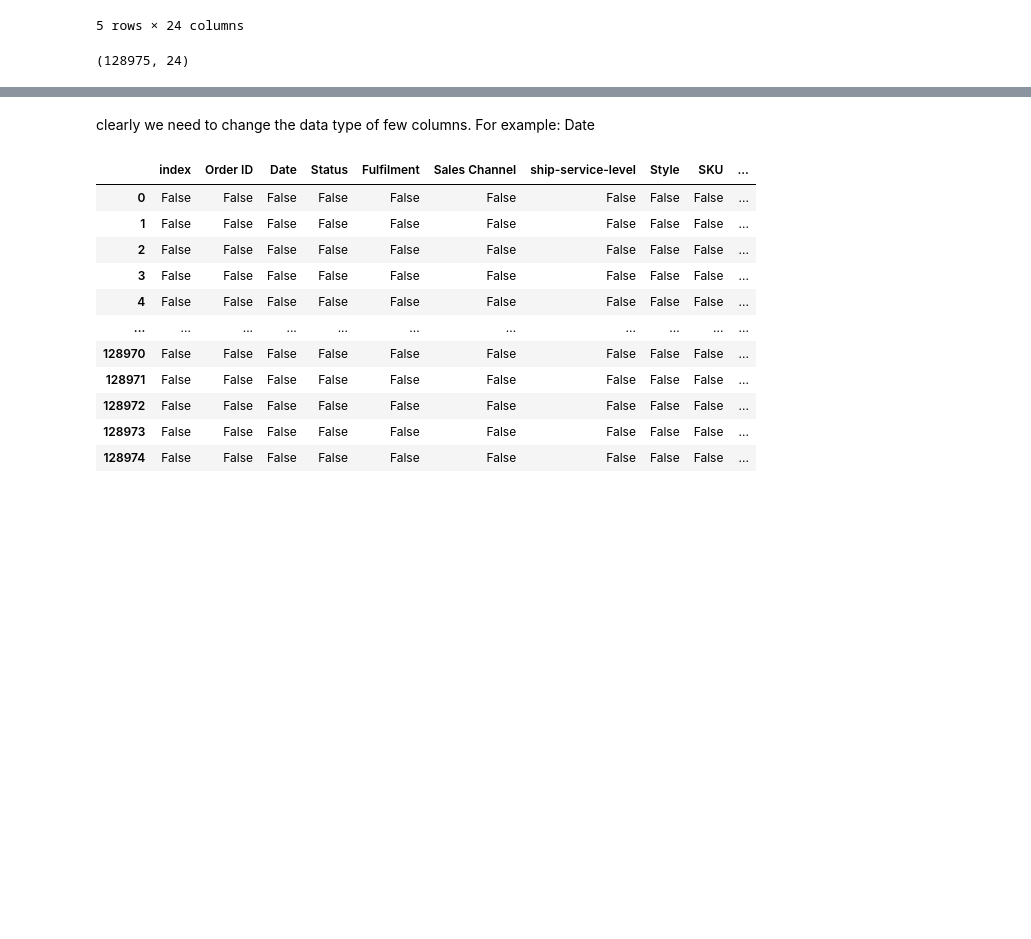
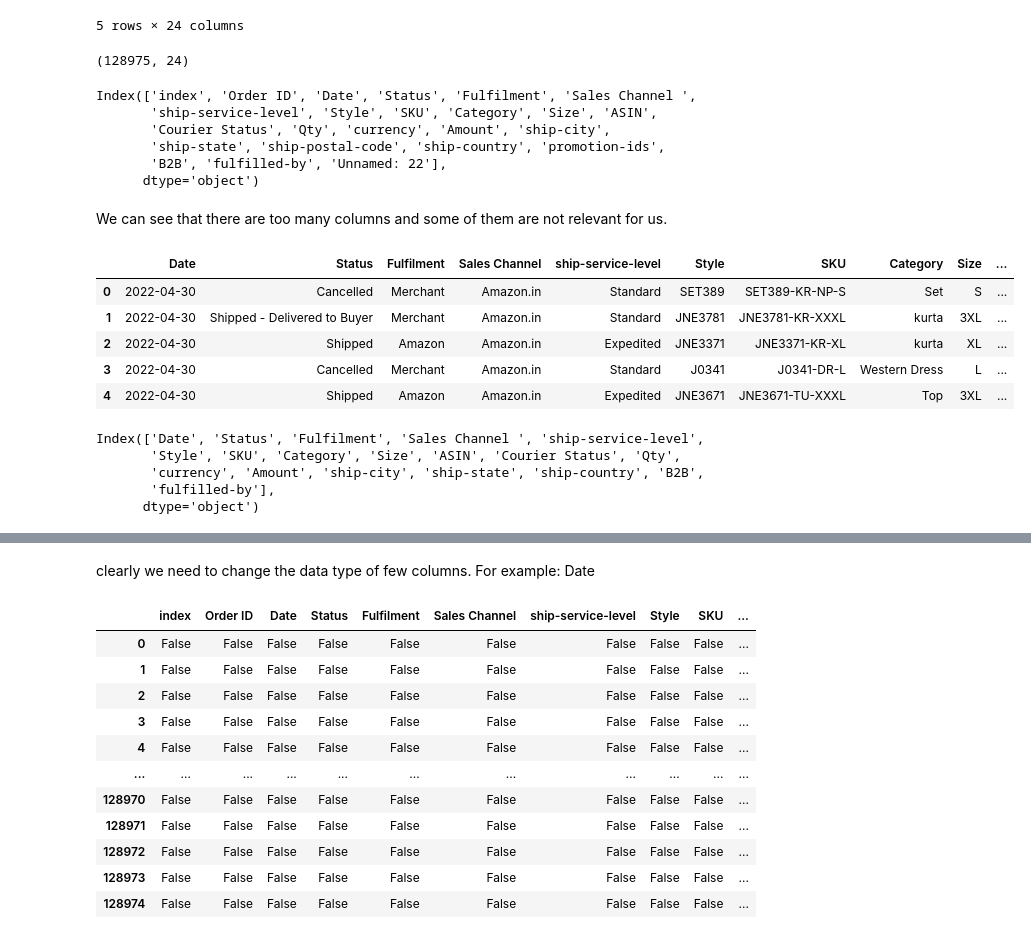
Before and after one commit to arunp77/Data-analysis-projects, a Jupyter notebook: E-commerce/ecommerce-data-analysis.ipynb, the cells around one changed output, grey strips where cells are left out. Drawn from its saved outputs; the diff is of its cells as text; code cells hidden in the pictures; blank space fills up the shorter version.

Commit message:
column status

```diff
--- a/E-commerce/ecommerce-data-analysis.ipynb
+++ b/E-commerce/ecommerce-data-analysis.ipynb
@@ -106,3 +106,34 @@ df_amz.head() # top 5 rows of the dataset
 df_amz.shape # dataset shape = 24 columns, 12897 rows
 # %% [output]
 (128975, 24)
+# %%
+df_amz.columns
+# %% [output]
+Index(['index', 'Order ID', 'Date', 'Status', 'Fulfilment', 'Sales Channel ',
+       'ship-service-level', 'Style', 'SKU', 'Category', 'Size', 'ASIN',
+       'Courier Status', 'Qty', 'currency', 'Amount', 'ship-city',
+       'ship-state', 'ship-postal-code', 'ship-country', 'promotion-ids',
+       'B2B', 'fulfilled-by', 'Unnamed: 22'],
+      dtype='object')
+# %% [markdown]
+We can see that there are too many columns and some of them are not relevant for us.
+# %%
+# Removing unwanted columns from the table
+
+df_amzcopy = df_amz.drop(labels = ['index' , 'Order ID', 'Unnamed: 22', 'ship-postal-code', 'promotion-ids'], axis = 1)
+df_amzcopy.head()
+# %% [output]
+|  | Date | Status | Fulfilment | Sales Channel | ship-service-level | Style | SKU | Category | Size | ... |
+| 0 | 2022-04-30 | Cancelled | Merchant | Amazon.in | Standard | SET389 | SET389-KR-NP-S | Set | S | ... |
+| 1 | 2022-04-30 | Shipped - Delivered to Buyer | Merchant | Amazon.in | Standard | JNE3781 | JNE3781-KR-XXXL | kurta | 3XL | ... |
+| 2 | 2022-04-30 | Shipped | Amazon | Amazon.in | Expedited | JNE3371 | JNE3371-KR-XL | kurta | XL | ... |
+| 3 | 2022-04-30 | Cancelled | Merchant | Amazon.in | Standard | J0341 | J0341-DR-L | Western Dress | L | ... |
+| 4 | 2022-04-30 | Shipped | Amazon | Amazon.in | Expedited | JNE3671 | JNE3671-TU-XXXL | Top | 3XL | ... |
+# %%
+df_amzcopy.columns
+# %% [output]
+Index(['Date', 'Status', 'Fulfilment', 'Sales Channel ', 'ship-service-level',
+       'Style', 'SKU', 'Category', 'Size', 'ASIN', 'Courier Status', 'Qty',
+       'currency', 'Amount', 'ship-city', 'ship-state', 'ship-country', 'B2B',
+       'fulfilled-by'],
+      dtype='object')
```
Also changed, not shown: parts of 8 cells of this notebook.
